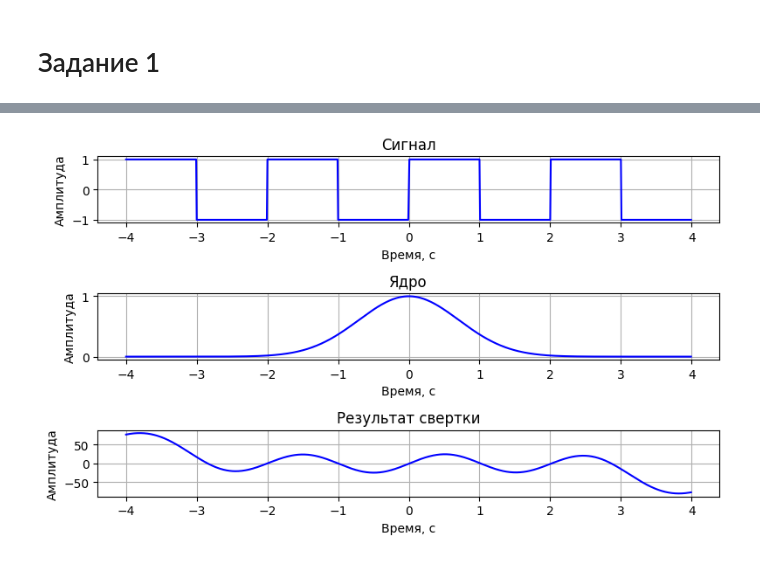
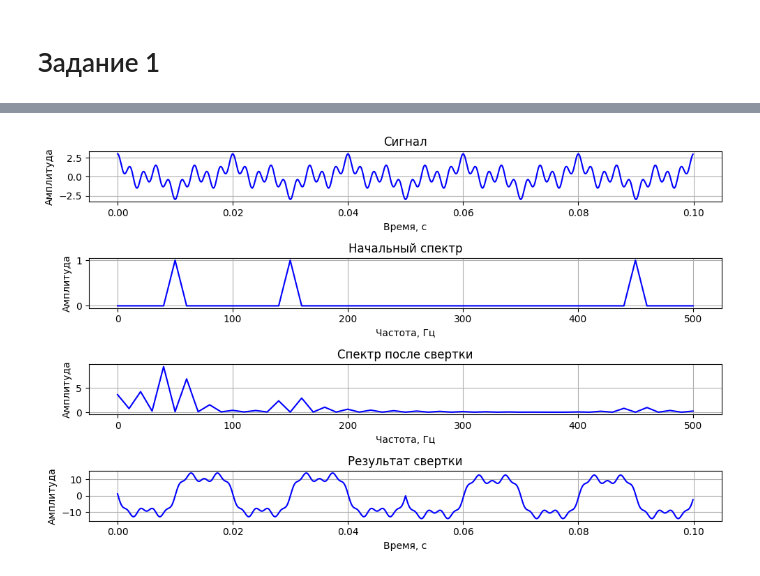
Before and after one commit to HerrPhoton/Digital-signal-processing, a Jupyter notebook: Lab5.ipynb, the cells around one changed output, grey strips where cells are left out. Saved outputs shown, nothing was run; the diff lists cells and outputs as text; code cells hidden in the pictures.

```diff
--- a/Lab5.ipynb
+++ b/Lab5.ipynb
@@ -12,3 +18,4 @@ display = Signal_Display(3, fig_size = (8, 5))
 # %%
-x, y, _ = handler.make_signal('rect', 1, converter.w, interval = (-4, 4))
-x_k, y_k, _ = handler.make_signal('other', 1, converter.w, interval = (-4, 4), func = lambda x, A, w: A * np.exp(-x ** 2))
+x, y, dt      = handler.make_signal('rect',  interval = (-4, 4), A = 1, w = converter.w)
+x_k1, y_k1, _ = handler.make_signal('other', interval = (-4, 4), func = lambda x: nonlinear_kernel(x, A = 2))
+x_k2, y_k2, _ = handler.make_signal('other', interval = (-4, 4), func = lambda x: linear_kernel(x, k = 2, b = 3))
@@ -14,0 +106,4 @@ x_k, y_k, _ = handler.make_signal('other', 1, converter.w, interval = (-4, 4), f
+# %%
+def Gaussian_kernel(x, sigma):
+    k = 1 / (np.sqrt(2 * np.pi) * sigma)
+    return k * np.exp(-x ** 2 / (2 * sigma ** 2))
@@ -15,10 +137,19 @@ x_k, y_k, _ = handler.make_signal('other', 1, converter.w, interval = (-4, 4), f
+# %%
+x, y, dt = handler.make_signal('cos', interval = (0, 0.1), A = 1, w = Converter(f = [50, 150, 450]).w)
+x_k, y_k, _ = handler.make_signal('other', interval = (0, 0.1), func = lambda t: Gaussian_kernel(t, sigma = 0.5))
 # %%
 y_conv = np.convolve(y, y_k, mode = 'same')
+# %%
+x_f, y_f0 = handler.find_spectrum(y, dt)
+_, y_f1 = handler.find_spectrum(y_conv, dt)
 # %%
+display.clear(4)
+
 display.make_plot(0, x, y, title = 'Сигнал')
-display.make_plot(1, x_k, y_k, title = 'Ядро')
-display.make_plot(2, x, y_conv, title = 'Результат свертки')
+display.make_plot(1, x_f, y_f0, title = 'Начальный спектр', is_spectrum = True, interval = (0, 500))
+display.make_plot(2, x_f, y_f1, title = 'Спектр после свертки', is_spectrum = True, interval = (0, 500))
+display.make_plot(3, x, y_conv, title = 'Результат свертки')
 
 display.plot()
 # %% [output]
-[figure, old version]
+[figure, new version]
```
Also changed, not shown: parts of 19 cells of this notebook, 1 other file.
